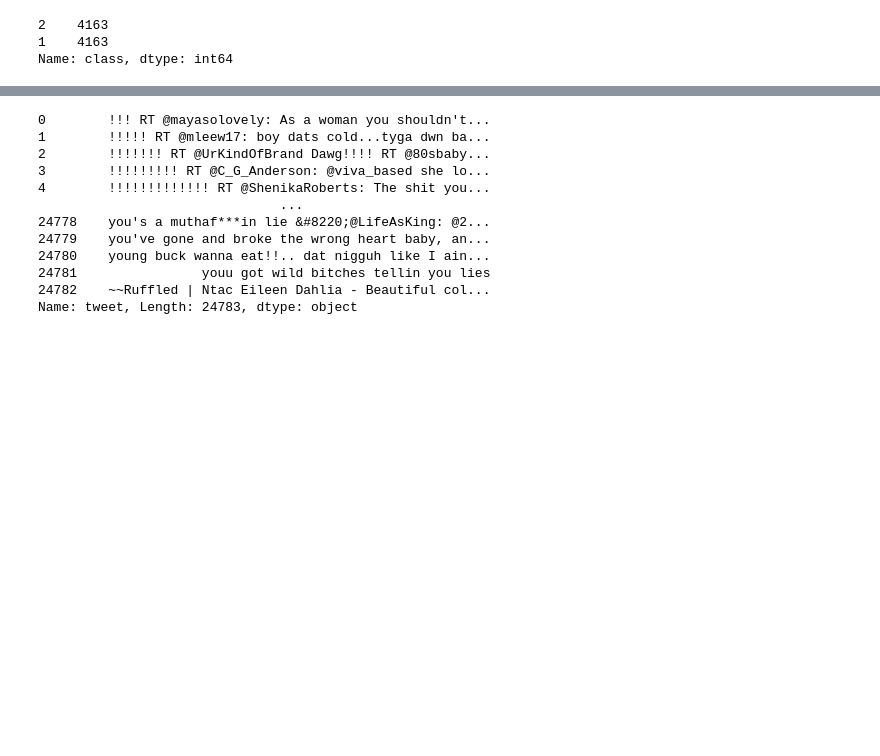
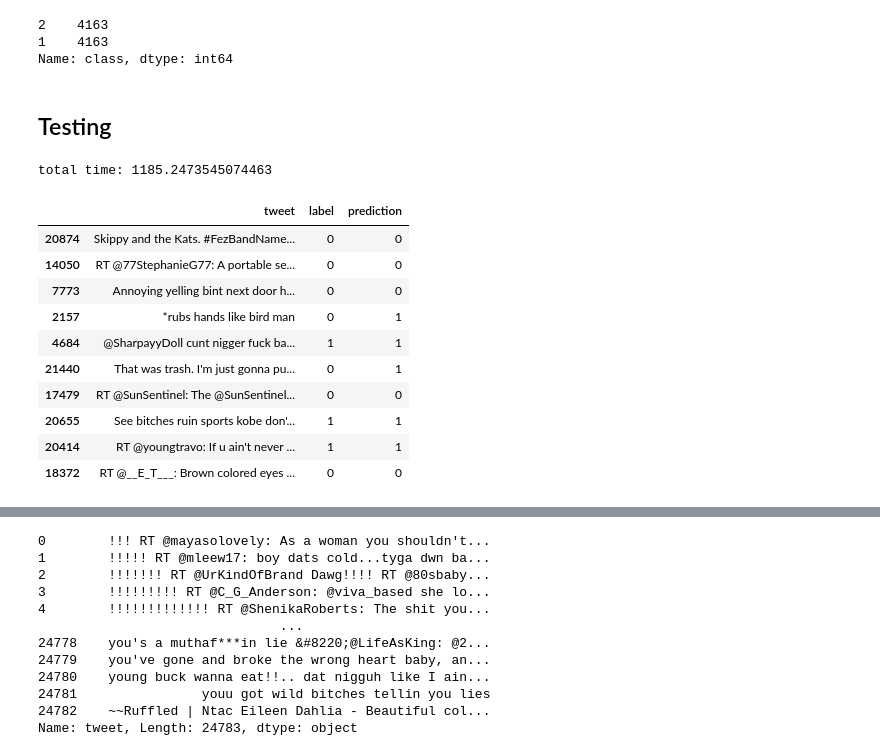
Before and after one commit to ellerywuyn/LEAR-lab, a Jupyter notebook: profanity.ipynb, the cells around one changed output, grey strips where cells are left out. Cells and saved outputs as stored; diff of their text form; code cells hidden in the pictures; blank space fills up the shorter version.

```diff
--- a/profanity.ipynb
+++ b/profanity.ipynb
@@ -146,0 +119,24 @@ Name: class, dtype: int64
+# %% [markdown]
+## Testing
+# %%
+# define a function to generate labels using the transformer model
+def get_label(input):
+  text = input
+  text = preprocess(text)
+  encoded_input = tokenizer(text, return_tensors='pt')
+  output = model(**encoded_input)
+  scores = output[0][0].detach().numpy()
+  scores = softmax(scores)
+  # scores[0] is the not-offensive score
+  # not-offensive score <= 0.5 -> label 1
+  # not-offensive score > 0.5 -> label 0
+  return 1 if scores[0] <= 0.5 else 0
+# %%
+# use the model to get predictions and store them in a new column named "predictions" in sampled_tweets_df
+start_time = time.time()
+sampled_tweets_df['prediction'] = sampled_tweets_df.apply(lambda x: get_label(x["tweet"]), axis=1)
+end_time = time.time()
+total_time = end_time - start_time
+print("total time:", total_time)
+# %% [output]
+total time: 1185.2473545074463
@@ -146,0 +149,16 @@ Name: class, dtype: int64
+# %%
+# reorder the columns
+final_df = final_df.loc[:,['tweet','label','prediction']]
+final_df.sample(10)
+# %% [output]
+|  | tweet | label | prediction |
+| 20874 | Skippy and the Kats. #FezBandName... | 0 | 0 |
+| 14050 | RT @77StephanieG77: A portable se... | 0 | 0 |
+| 7773 | Annoying yelling bint next door h... | 0 | 0 |
+| 2157 | *rubs hands like bird man | 0 | 1 |
+| 4684 | @SharpayyDoll cunt nigger fuck ba... | 1 | 1 |
+| 21440 | That was trash. I'm just gonna pu... | 0 | 1 |
+| 17479 | RT @SunSentinel: The @SunSentinel... | 0 | 0 |
+| 20655 | See bitches ruin sports kobe don'... | 1 | 1 |
+| 20414 | RT @youngtravo: If u ain't never ... | 1 | 1 |
+| 18372 | RT @__E_T___: Brown colored eyes ... | 0 | 0 |
```
Also changed, not shown: parts of 25 cells of this notebook.
